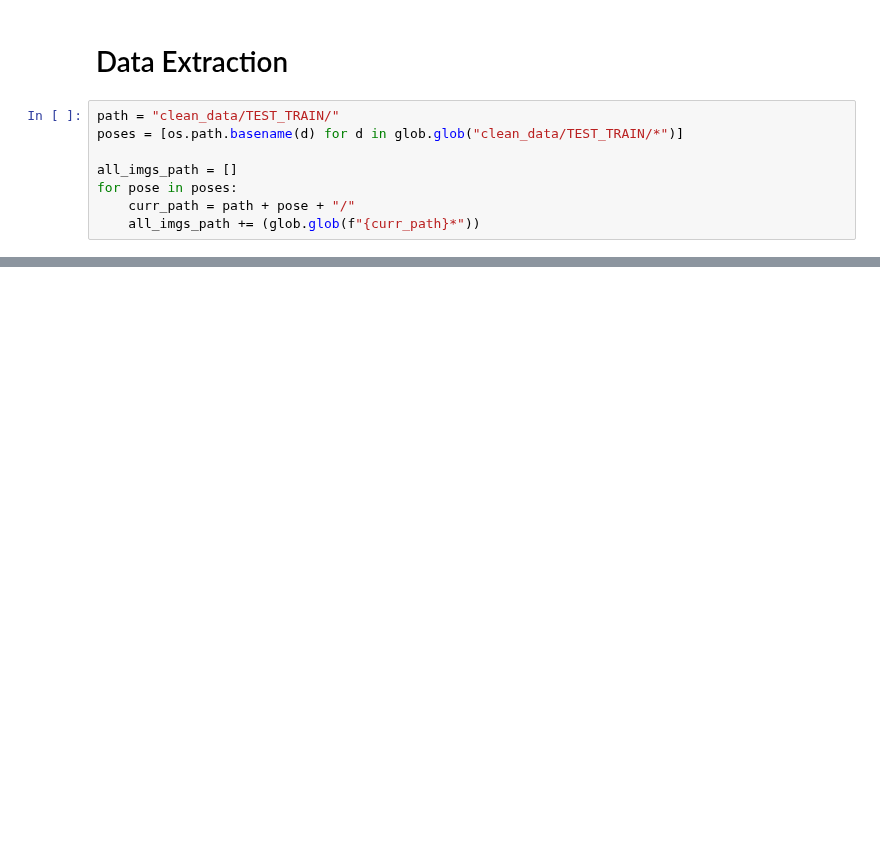
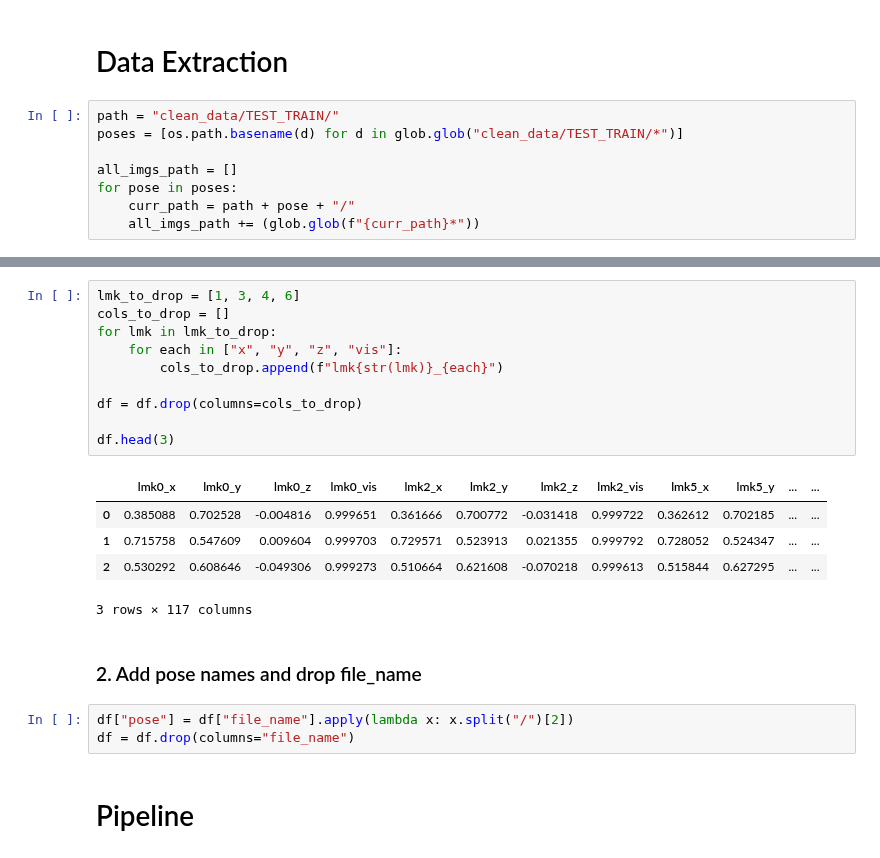
Before and after one commit to masaki-norton/yoga-pose-detector, a Jupyter notebook: new_3.22/images_to_kp_df.ipynb, the cells around one changed output, grey strips where cells are left out. Cells and saved outputs as stored; diff of their text form; blank space fills up the shorter version.

Commit message:
pipeline in progress

```diff
--- a/new_3.22/images_to_kp_df.ipynb
+++ b/new_3.22/images_to_kp_df.ipynb
@@ -51,0 +65,23 @@ plt.show()
+# %%
+lmk_to_drop = [1, 3, 4, 6]
+cols_to_drop = []
+for lmk in lmk_to_drop:
+    for each in ["x", "y", "z", "vis"]:
+        cols_to_drop.append(f"lmk{str(lmk)}_{each}")
+
+df = df.drop(columns=cols_to_drop)
+
+df.head(3)
+# %% [output]
+|  | lmk0_x | lmk0_y | lmk0_z | lmk0_vis | lmk2_x | lmk2_y | lmk2_z | lmk2_vis | lmk5_x | lmk5_y | ... | ... |
+| 0 | 0.385088 | 0.702528 | -0.004816 | 0.999651 | 0.361666 | 0.700772 | -0.031418 | 0.999722 | 0.362612 | 0.702185 | ... | ... |
+| 1 | 0.715758 | 0.547609 | 0.009604 | 0.999703 | 0.729571 | 0.523913 | 0.021355 | 0.999792 | 0.728052 | 0.524347 | ... | ... |
+| 2 | 0.530292 | 0.608646 | -0.049306 | 0.999273 | 0.510664 | 0.621608 | -0.070218 | 0.999613 | 0.515844 | 0.627295 | ... | ... |
+3 rows × 117 columns
+# %% [markdown]
+### 2. Add pose names and drop file_name
+# %%
+df["pose"] = df["file_name"].apply(lambda x: x.split("/")[2])
+df = df.drop(columns="file_name")
+# %% [markdown]
+# Pipeline
```
Also changed, not shown: parts of 8 cells of this notebook, 2 other files.
